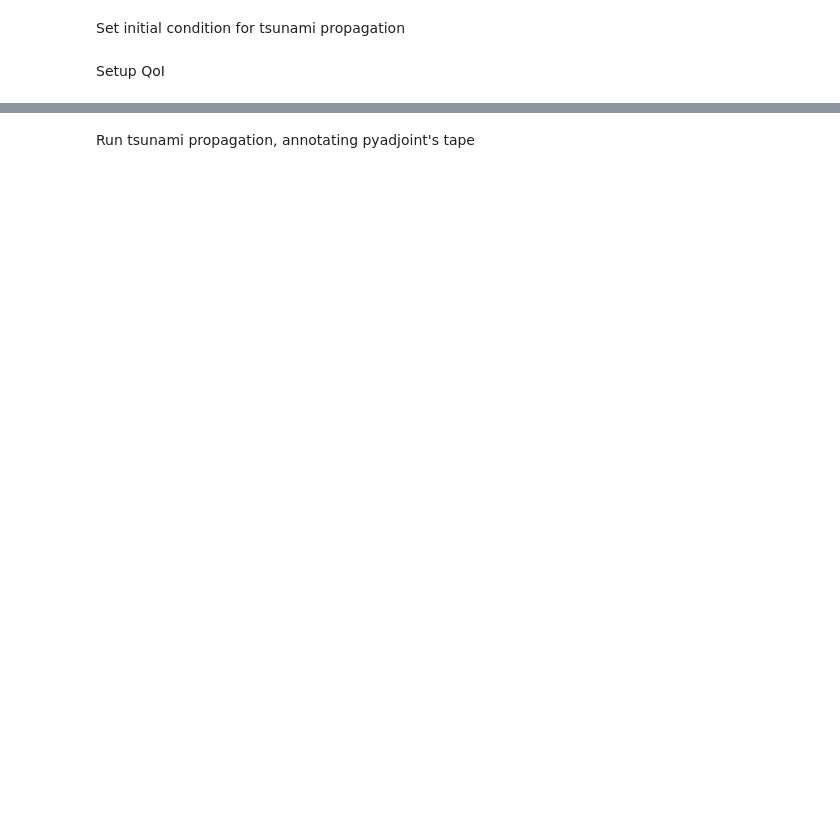
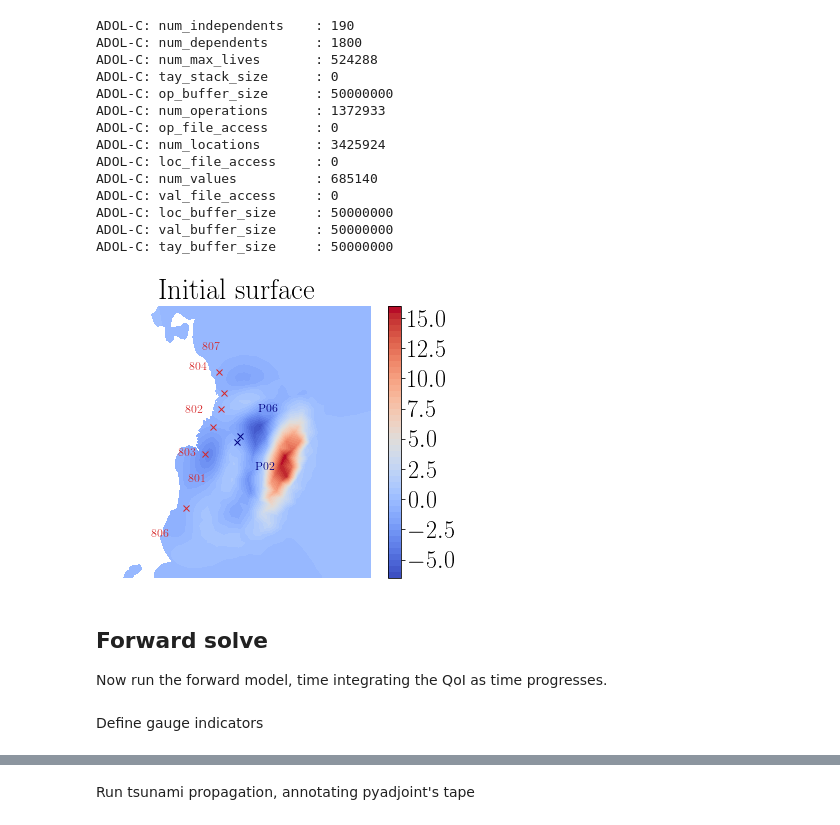
Before and after one commit to jwallwork23/adapt_utils_notebooks, a Jupyter notebook: case_studies/tohoku/full_okada_inversion.ipynb, the cells around one changed output, grey strips where cells are left out. Cells and saved outputs as stored; diff of their text form; code cells hidden in the pictures; blank space fills up the shorter version.

Commit message:
tohoku: attempts at fixing gradient of tsunami only

```diff
--- a/case_studies/tohoku/full_okada_inversion.ipynb
+++ b/case_studies/tohoku/full_okada_inversion.ipynb
@@ -23,0 +52,4 @@ tp = AdaptiveProblem(op, nonlinear=False)
+# %%
+b = Function(P1).assign(op.set_bathymetry(P1))
+g = Constant(op.g)
+f = Function(P1).assign(op.set_coriolis(P1))
@@ -50,2 +107,0 @@ ADOL-C: tay_buffer_size     : 50000000
-# %% [markdown]
-Set initial condition for tsunami propagation
@@ -60,17 +108,43 @@ controls = Control(eta)
-# %% [markdown]
-Setup QoI
-# %%
-op.get_update_forcings(tp, 0)
-wq = Constant(0.0)
-op.J = 0
-
-def update_forcings(t):
-    tt = t - op.dt
-    for gauge in gauges:
-        tstart = op.gauges[gauge]['arrival_time']
-        tend = min(op.gauges[gauge]['departure_time'], op.end_time)
-        if t < tstart or t > tend:
-            continue
-        wq.assign(0.25*op.dt if np.isclose(tt, tstart) or np.isclose(tt, tend) else 0.5*op.dt)
-        op.gauges[gauge]['obs'].assign(op.gauges[gauge]['interpolator'](tt))
-        op.J = op.J + assemble(wq*op.gauges[gauge]['indicator']*(eta - op.gauges[gauge]['obs'])**2*dx)
+# %%
+tape_tag = 0
+q0 = Function(TaylorHood)
+with stop_annotating():
+    q0.assign(0.0)
+    u0, eta0 = q0.split()
+    op.create_topography(annotate=True, tag=tape_tag, separate_faults=False)
+    eta0.dat.data[op.indices] = op.fault.dtopo.dZ.reshape(op.fault.dtopo.X.shape)
+eta0.dat.name = "Initial surface"
+
+axes = plot_field(eta0);
+xg, yg = op.gauges["P02"]["coords"]
+axes.set_xlim([xg - 0.3e+06, xg + 0.3e+06]);
+axes.set_ylim([yg - 0.35e+06, yg + 0.35e+06]);
+op.annotate_plot(axes)
+
+q_init = Function(TaylorHood)
+q_init.project(q0)
+
+stats = adolc.tapestats(tape_tag)
+for key in stats:
+    print("ADOL-C: {:20s}: {:d}".format(key.lower(), stats[key]))
+num_subfaults = len(op.subfaults)
+# %% [output]
+ADOL-C: num_independents    : 190
+ADOL-C: num_dependents      : 1800
+ADOL-C: num_max_lives       : 524288
+ADOL-C: tay_stack_size      : 0
+ADOL-C: op_buffer_size      : 50000000
+ADOL-C: num_operations      : 1372933
+ADOL-C: op_file_access      : 0
+ADOL-C: num_locations       : 3425924
+ADOL-C: loc_file_access     : 0
+ADOL-C: num_values          : 685140
+ADOL-C: val_file_access     : 0
+ADOL-C: loc_buffer_size     : 50000000
+ADOL-C: val_buffer_size     : 50000000
+ADOL-C: tay_buffer_size     : 50000000
+[figure, added]
+# %% [markdown]
+## Forward solve
+
+Now run the forward model, time integrating the QoI as time progresses.
@@ -76,0 +208,2 @@ def update_forcings(t):
+# %% [markdown]
+Define gauge indicators
```
Also changed, not shown: parts of 36 cells of this notebook, 2 other files.
